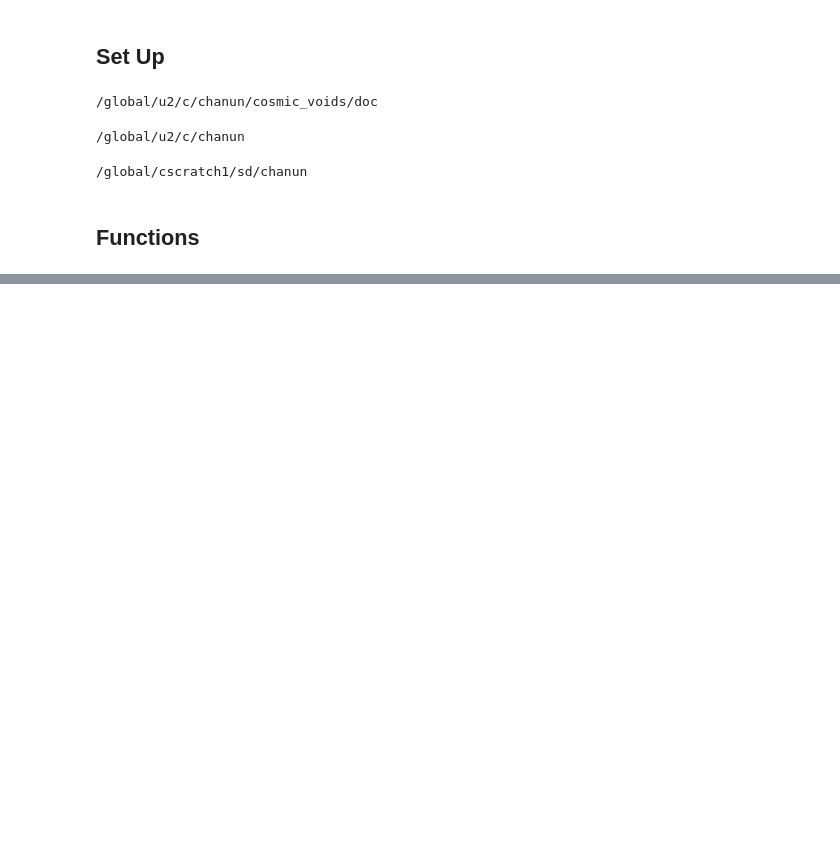
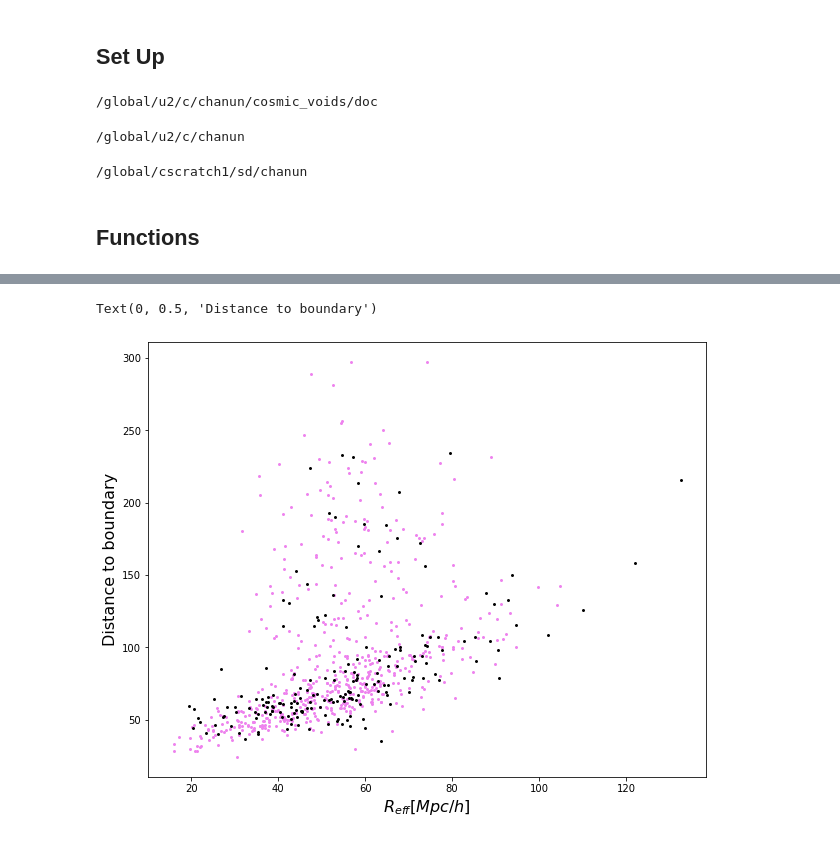
Before and after one commit to Chanuntorn/cosmic_voids, a Jupyter notebook: doc/RevolverVoidAnalysis.ipynb, the cells around one changed output, grey strips where cells are left out. Drawn from its saved outputs; the diff is of its cells as text; code cells hidden in the pictures; blank space fills up the shorter version.

```diff
--- a/doc/RevolverVoidAnalysis.ipynb
+++ b/doc/RevolverVoidAnalysis.ipynb
@@ -237,0 +250,11 @@ kurtosis: 0.3469050645576828
+# %%
+plt.figure(figsize=(10,8))
+plt.scatter(bnreff,bnd,s=15,color='violet',marker='.')
+plt.scatter(bsreff,bsd,s=15,color='k',marker='.')
+plt.xlabel('$R_{eff} [Mpc/h]$',fontsize = 16)
+plt.ylabel('Distance to boundary', fontsize = 16)
+#plt.ylim(0,180)
+#Figure 1
+# %% [output]
+Text(0, 0.5, 'Distance to boundary')
+[figure, added]
```
Also changed, not shown: parts of 15 cells of this notebook.
